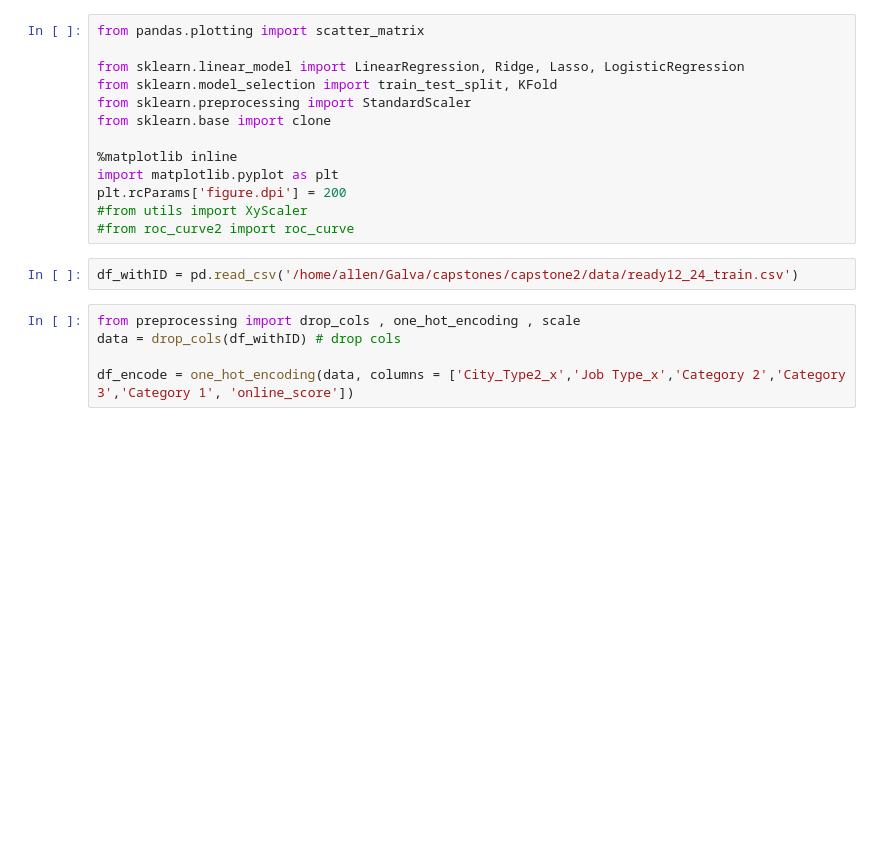
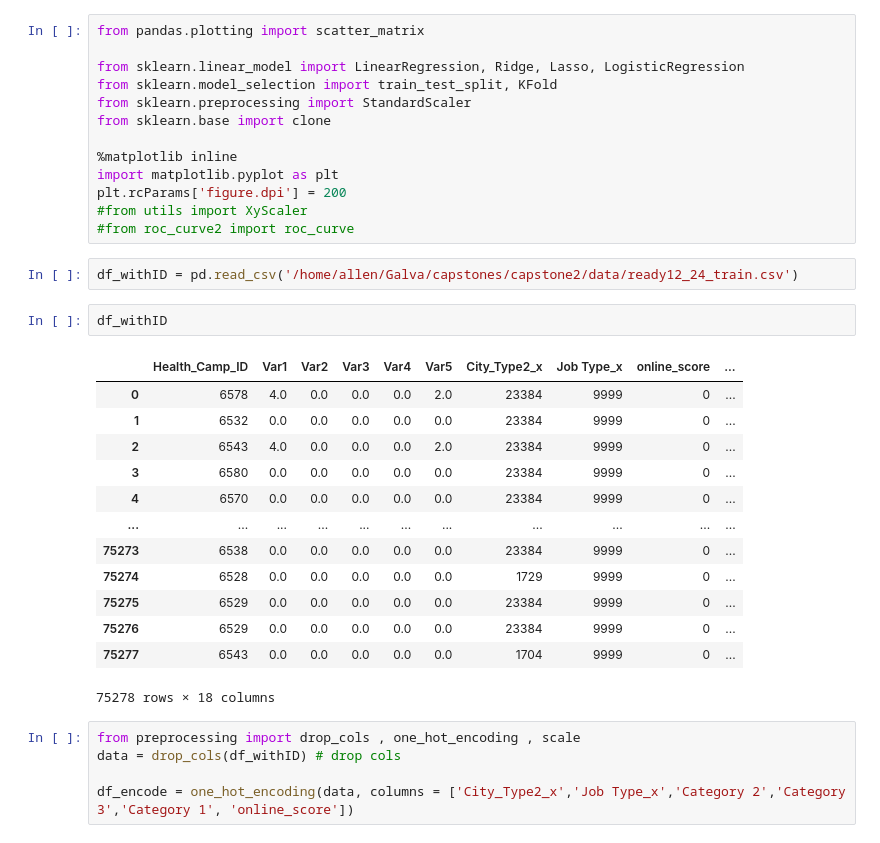
Before and after one commit to AChezick/Capstone2, a Jupyter notebook: Notebooks/post_hoc.ipynb, the cells around one changed output. Saved outputs shown, nothing was run; the diff lists cells and outputs as text; blank space fills up the shorter version.

```diff
--- a/Notebooks/post_hoc.ipynb
+++ b/Notebooks/post_hoc.ipynb
@@ -29,6 +29,22 @@ plt.rcParams['figure.dpi'] = 200
 #from roc_curve2 import roc_curve
 # %%
 df_withID = pd.read_csv('/home/allen/Galva/capstones/capstone2/data/ready12_24_train.csv')
+# %%
+df_withID
+# %% [output]
+|  | Health_Camp_ID | Var1 | Var2 | Var3 | Var4 | Var5 | City_Type2_x | Job Type_x | online_score | ... |
+| 0 | 6578 | 4.0 | 0.0 | 0.0 | 0.0 | 2.0 | 23384 | 9999 | 0 | ... |
+| 1 | 6532 | 0.0 | 0.0 | 0.0 | 0.0 | 0.0 | 23384 | 9999 | 0 | ... |
+| 2 | 6543 | 4.0 | 0.0 | 0.0 | 0.0 | 2.0 | 23384 | 9999 | 0 | ... |
+| 3 | 6580 | 0.0 | 0.0 | 0.0 | 0.0 | 0.0 | 23384 | 9999 | 0 | ... |
+| 4 | 6570 | 0.0 | 0.0 | 0.0 | 0.0 | 0.0 | 23384 | 9999 | 0 | ... |
+| ... | ... | ... | ... | ... | ... | ... | ... | ... | ... | ... |
+| 75273 | 6538 | 0.0 | 0.0 | 0.0 | 0.0 | 0.0 | 23384 | 9999 | 0 | ... |
+| 75274 | 6528 | 0.0 | 0.0 | 0.0 | 0.0 | 0.0 | 1729 | 9999 | 0 | ... |
+| 75275 | 6529 | 0.0 | 0.0 | 0.0 | 0.0 | 0.0 | 23384 | 9999 | 0 | ... |
+| 75276 | 6529 | 0.0 | 0.0 | 0.0 | 0.0 | 0.0 | 23384 | 9999 | 0 | ... |
+| 75277 | 6543 | 0.0 | 0.0 | 0.0 | 0.0 | 0.0 | 1704 | 9999 | 0 | ... |
+75278 rows × 18 columns
 # %%
 from preprocessing import drop_cols , one_hot_encoding , scale
 data = drop_cols(df_withID) # drop cols
```
Also changed, not shown: 4 other files.
